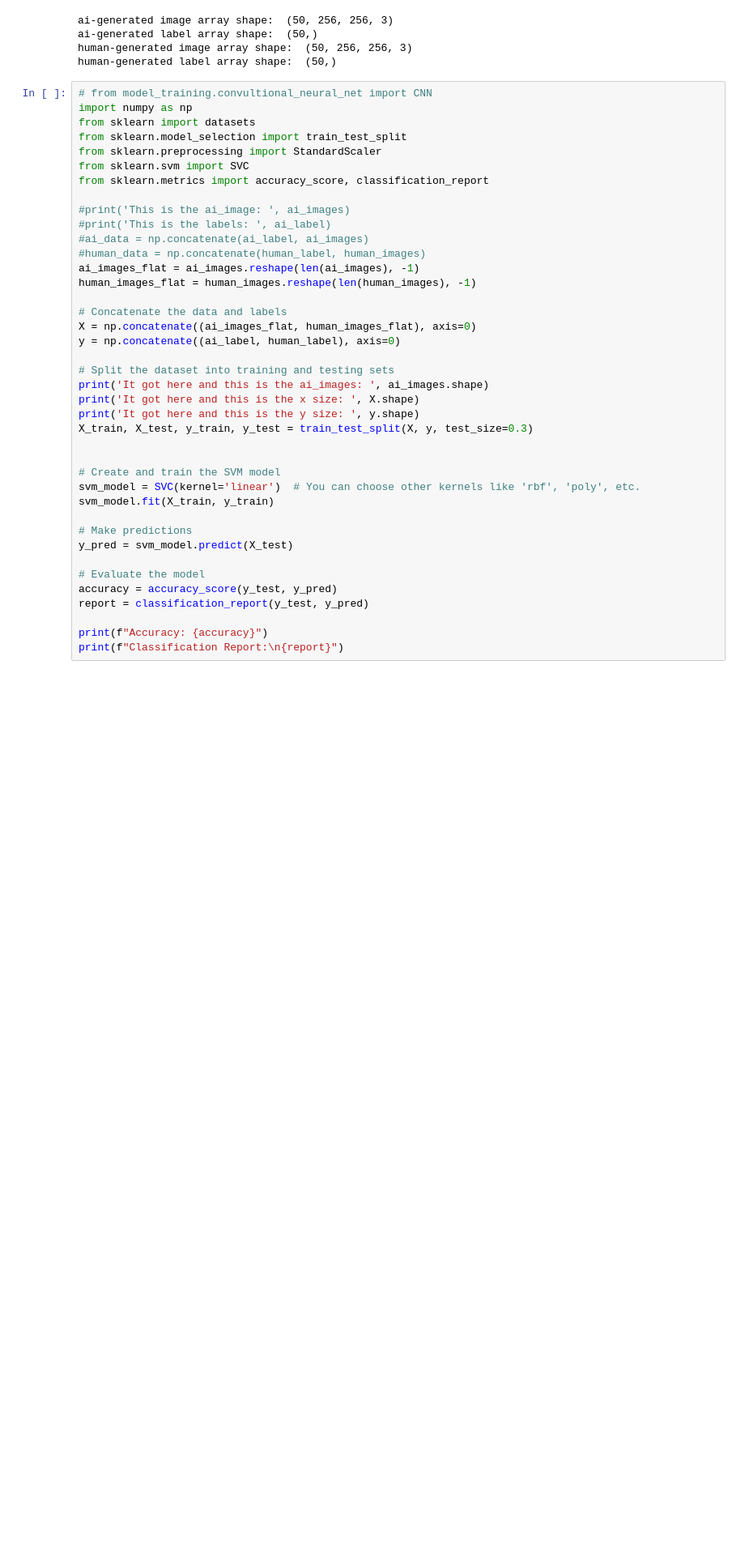
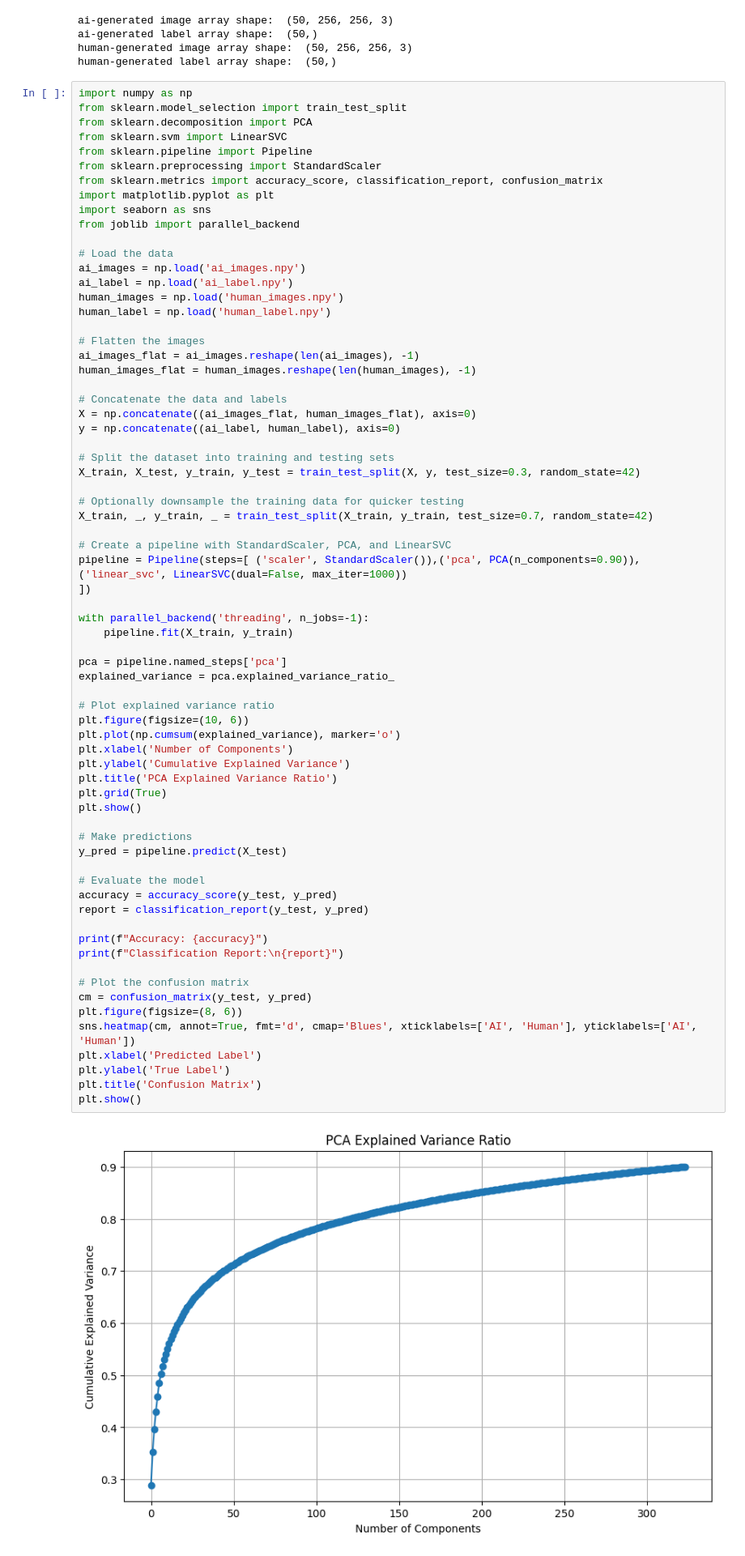
Before and after one commit to KevinYan2025/ML-group1, a Jupyter notebook: notebook.ipynb, the cells around one changed output. Shown: that part at 81% size. Drawn from its saved outputs; the diff is of its cells as text; blank space fills up the shorter version.

```diff
--- a/notebook.ipynb
+++ b/notebook.ipynb
@@ -61,43 +61,73 @@ ai-generated label array shape:  (50,)
 human-generated image array shape:  (50, 256, 256, 3)
 human-generated label array shape:  (50,)
 # %%
-# from model_training.convultional_neural_net import CNN
 import numpy as np
-from sklearn import datasets
 from sklearn.model_selection import train_test_split
+from sklearn.decomposition import PCA
+from sklearn.svm import LinearSVC
+from sklearn.pipeline import Pipeline
 from sklearn.preprocessing import StandardScaler
-from sklearn.svm import SVC
-from sklearn.metrics import accuracy_score, classification_report
+from sklearn.metrics import accuracy_score, classification_report, confusion_matrix
+import matplotlib.pyplot as plt
+import seaborn as sns
+from joblib import parallel_backend
 
-#print('This is the ai_image: ', ai_images)
-#print('This is the labels: ', ai_label)
-#ai_data = np.concatenate(ai_label, ai_images)
-#human_data = np.concatenate(human_label, human_images)
+# Load the data
+ai_images = np.load('ai_images.npy')
+ai_label = np.load('ai_label.npy')
+human_images = np.load('human_images.npy')
+human_label = np.load('human_label.npy')
+
+# Flatten the images
 ai_images_flat = ai_images.reshape(len(ai_images), -1)
 human_images_flat = human_images.reshape(len(human_images), -1)
 
 # Concatenate the data and labels
 X = np.concatenate((ai_images_flat, human_images_flat), axis=0)
 y = np.concatenate((ai_label, human_label), axis=0)
 
 # Split the dataset into training and testing sets
-print('It got here and this is the ai_images: ', ai_images.shape)
-print('It got here and this is the x size: ', X.shape)
-print('It got here and this is the y size: ', y.shape)
-X_train, X_test, y_train, y_test = train_test_split(X, y, test_size=0.3)
+X_train, X_test, y_train, y_test = train_test_split(X, y, test_size=0.3, random_state=42)
 
+# Optionally downsample the training data for quicker testing
+X_train, _, y_train, _ = train_test_split(X_train, y_train, test_size=0.7, random_state=42)
 
-# Create and train the SVM model
-svm_model = SVC(kernel='linear')  # You can choose other kernels like 'rbf', 'poly', etc.
-svm_model.fit(X_train, y_train)
+# Create a pipeline with StandardScaler, PCA, and LinearSVC
+pipeline = Pipeline(steps=[ ('scaler', StandardScaler()),('pca', PCA(n_components=0.90)), ('linear_svc', LinearSVC(dual=False, max_iter=1000))
+])
+
+with parallel_backend('threading', n_jobs=-1):
+    pipeline.fit(X_train, y_train)
+
+pca = pipeline.named_steps['pca']
+explained_variance = pca.explained_variance_ratio_
+
+# Plot explained variance ratio
+plt.figure(figsize=(10, 6))
+plt.plot(np.cumsum(explained_variance), marker='o')
+plt.xlabel('Number of Components')
+plt.ylabel('Cumulative Explained Variance')
+plt.title('PCA Explained Variance Ratio')
+plt.grid(True)
+plt.show()
 
 # Make predictions
-y_pred = svm_model.predict(X_test)
+y_pred = pipeline.predict(X_test)
 
 # Evaluate the model
 accuracy = accuracy_score(y_test, y_pred)
 report = classification_report(y_test, y_pred)
 
 print(f"Accuracy: {accuracy}")
 print(f"Classification Report:\n{report}")
+
+# Plot the confusion matrix
+cm = confusion_matrix(y_test, y_pred)
+plt.figure(figsize=(8, 6))
+sns.heatmap(cm, annot=True, fmt='d', cmap='Blues', xticklabels=['AI', 'Human'], yticklabels=['AI', 'Human'])
+plt.xlabel('Predicted Label')
+plt.ylabel('True Label')
+plt.title('Confusion Matrix')
+plt.show()
 # %% [output]
+[figure, added]
```
Also changed, not shown: parts of 4 cells of this notebook, 11 other files.
